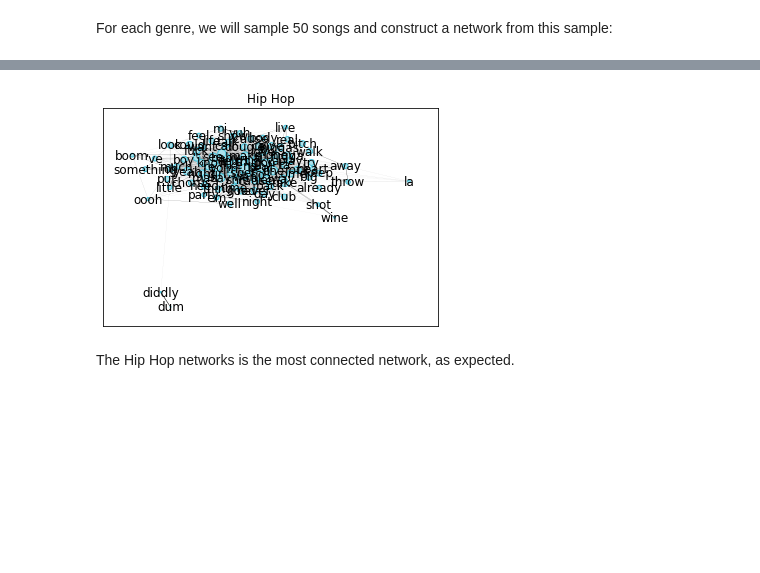
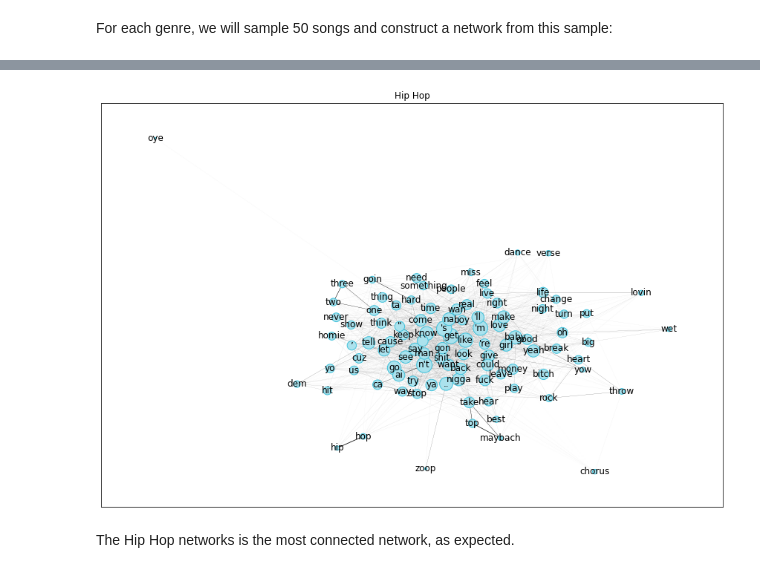
Before and after one commit to omermadmon/Text2Net, a Jupyter notebook: examples/lyrics_based_semantic_networks/lyrics_based_semantic_networks.ipynb, the cells around one changed output, grey strips where cells are left out. Saved outputs shown, nothing was run; the diff lists cells and outputs as text; code cells hidden in the pictures; blank space fills up the shorter version.

```diff
--- a/examples/lyrics_based_semantic_networks/lyrics_based_semantic_networks.ipynb
+++ b/examples/lyrics_based_semantic_networks/lyrics_based_semantic_networks.ipynb
@@ -99,7 +99,7 @@ visualize(graph['Pop'], 'Pop')
 # %%
-visualize(graph['Hip Hop'], 'Hip Hop')
+visualize(graph['Hip Hop'], 'Hip Hop', nodes_factor=5, edges_factor=1)
 # %% [output]
-[figure, old version]
+[figure, new version]
 # %% [markdown]
 The Hip Hop networks is the most connected network, as expected.
 # %% [markdown]
```
Also changed, not shown: parts of 3 cells of this notebook, 1 other file.
